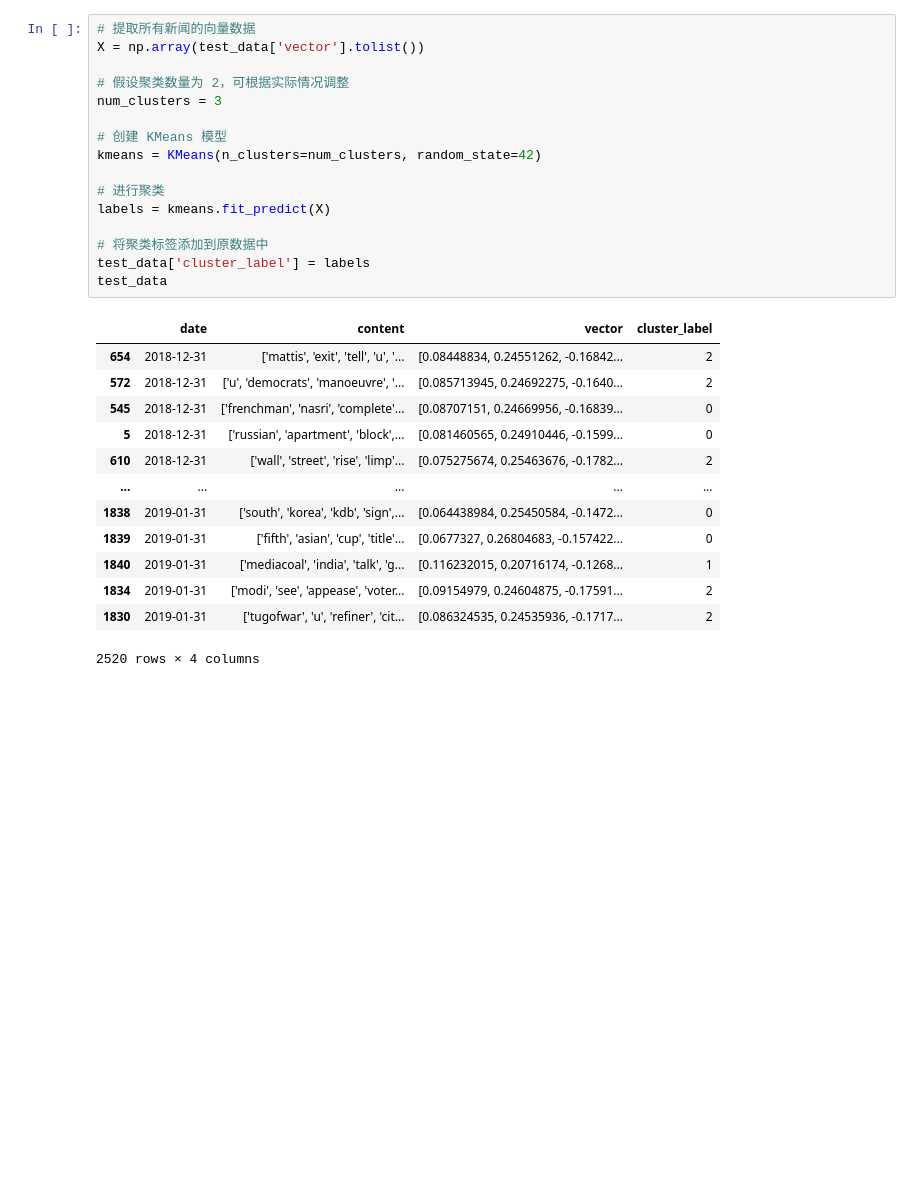
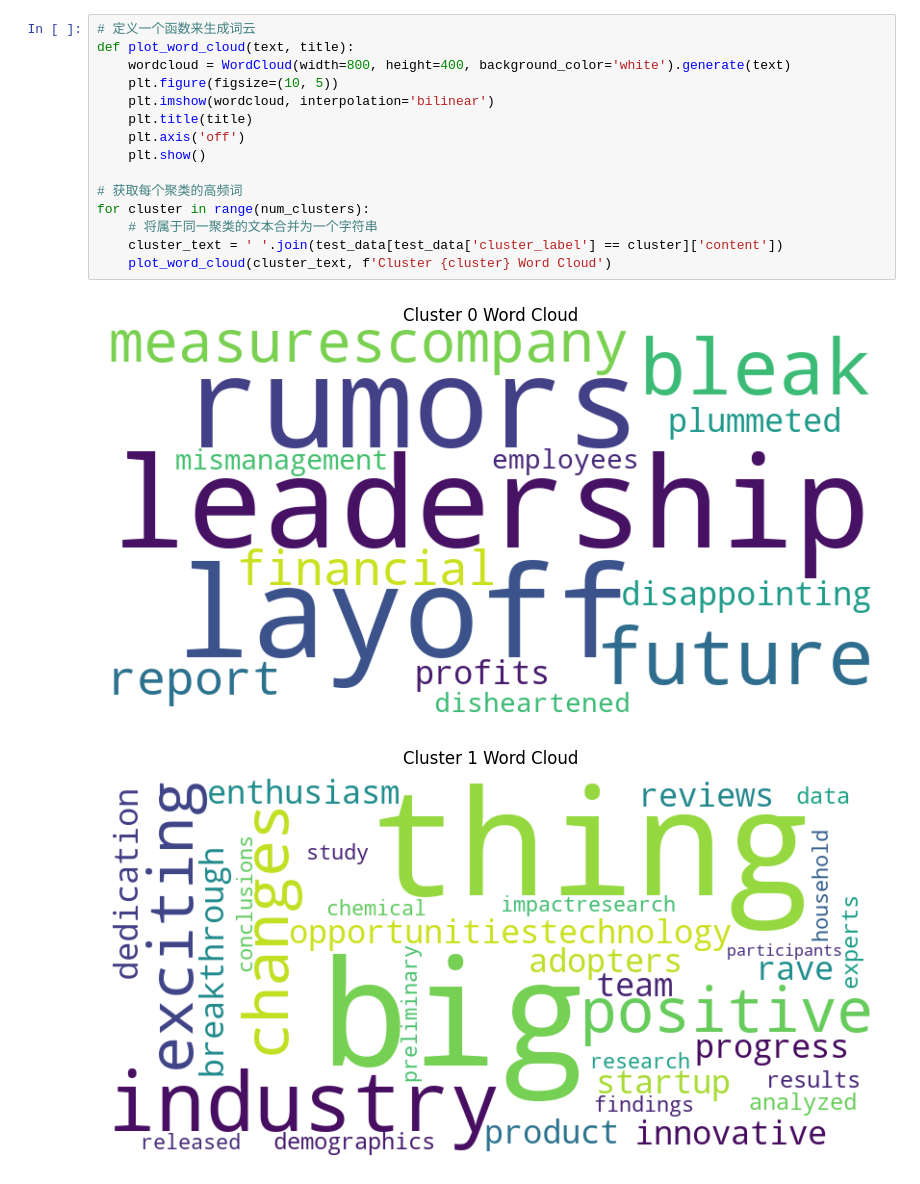
Before and after one commit to hanhy/MFIN7036, a Jupyter notebook: group_project/Vectorization+Clustering/Clusture_total.ipynb, the cells around one changed output. Saved outputs shown, nothing was run; the diff lists cells and outputs as text; blank space fills up the shorter version.

Commit message:
update the code of clusture and sentiment analysis; add wordcloud;

```diff
--- a/group_project/Vectorization+Clustering/Clusture_total.ipynb
+++ b/group_project/Vectorization+Clustering/Clusture_total.ipynb
@@ -53,33 +69,21 @@ test_data['vector'] = test_data['content'].apply(lambda x: text_to_vector(x, mod
-# %%
-# 提取所有新闻的向量数据
-X = np.array(test_data['vector'].tolist())
-
-# 假设聚类数量为 2，可根据实际情况调整
-num_clusters = 3
-
-# 创建 KMeans 模型
-kmeans = KMeans(n_clusters=num_clusters, random_state=42)
-
-# 进行聚类
-labels = kmeans.fit_predict(X)
-
-# 将聚类标签添加到原数据中
-test_data['cluster_label'] = labels
-test_data
-# %% [output]
-|  | date | content | vector | cluster_label |
-| 654 | 2018-12-31 | ['mattis', 'exit', 'tell', 'u', '... | [0.08448834, 0.24551262, -0.16842... | 2 |
-| 572 | 2018-12-31 | ['u', 'democrats', 'manoeuvre', '... | [0.085713945, 0.24692275, -0.1640... | 2 |
-| 545 | 2018-12-31 | ['frenchman', 'nasri', 'complete'... | [0.08707151, 0.24669956, -0.16839... | 0 |
-| 5 | 2018-12-31 | ['russian', 'apartment', 'block',... | [0.081460565, 0.24910446, -0.1599... | 0 |
-| 610 | 2018-12-31 | ['wall', 'street', 'rise', 'limp'... | [0.075275674, 0.25463676, -0.1782... | 2 |
-| ... | ... | ... | ... | ... |
-| 1838 | 2019-01-31 | ['south', 'korea', 'kdb', 'sign',... | [0.064438984, 0.25450584, -0.1472... | 0 |
-| 1839 | 2019-01-31 | ['fifth', 'asian', 'cup', 'title'... | [0.0677327, 0.26804683, -0.157422... | 0 |
-| 1840 | 2019-01-31 | ['mediacoal', 'india', 'talk', 'g... | [0.116232015, 0.20716174, -0.1268... | 1 |
-| 1834 | 2019-01-31 | ['modi', 'see', 'appease', 'voter... | [0.09154979, 0.24604875, -0.17591... | 2 |
-| 1830 | 2019-01-31 | ['tugofwar', 'u', 'refiner', 'cit... | [0.086324535, 0.24535936, -0.1717... | 2 |
-2520 rows × 4 columns
+# %%
+# 定义一个函数来生成词云
+def plot_word_cloud(text, title):
+    wordcloud = WordCloud(width=800, height=400, background_color='white').generate(text)
+    plt.figure(figsize=(10, 5))
+    plt.imshow(wordcloud, interpolation='bilinear')
+    plt.title(title)
+    plt.axis('off')
+    plt.show()
+
+# 获取每个聚类的高频词
+for cluster in range(num_clusters):
+    # 将属于同一聚类的文本合并为一个字符串
+    cluster_text = ' '.join(test_data[test_data['cluster_label'] == cluster]['content'])
+    plot_word_cloud(cluster_text, f'Cluster {cluster} Word Cloud')
+# %% [output]
+[figure, added]
+[figure, added]
 # %%
 # 评估聚类效果
 if len(set(labels)) > 1:
```
Also changed, not shown: parts of 6 cells of this notebook, 2 other files.
